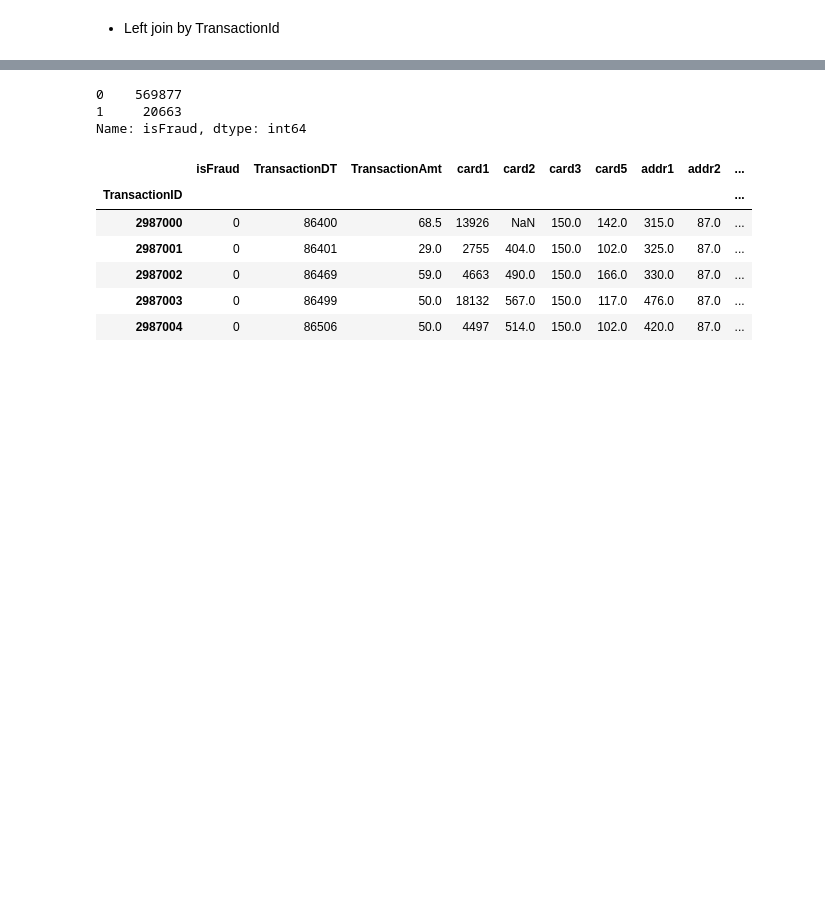
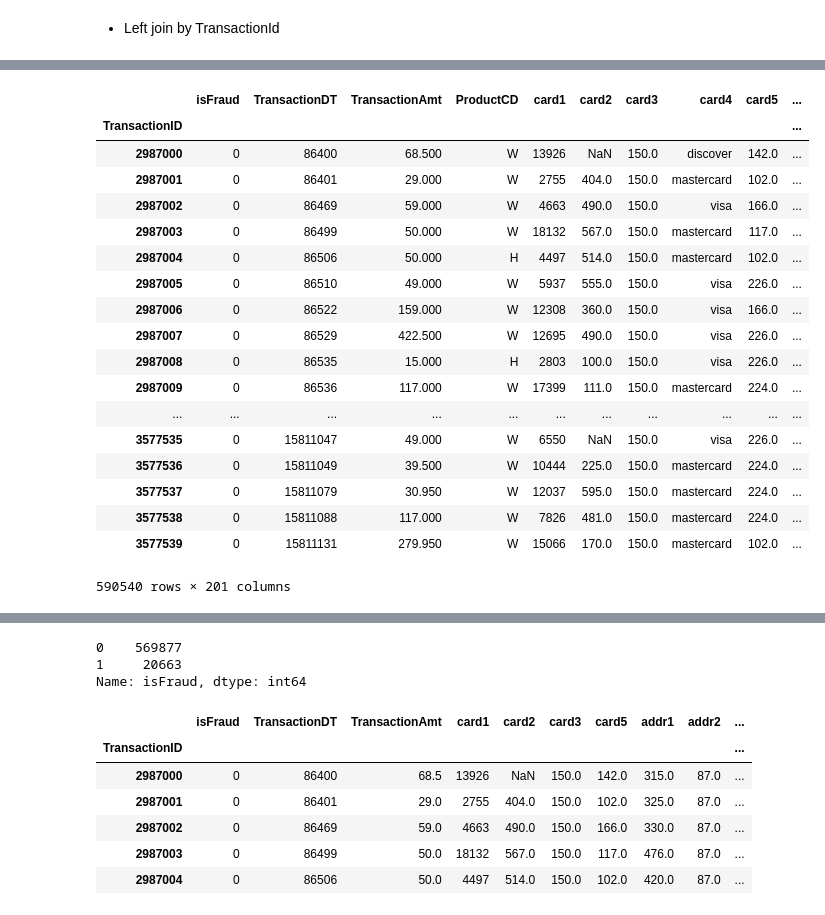
Before and after one commit to iAmJunha/Daynamite, a Jupyter notebook: Fraud_Detection_System/FDS.ipynb, the cells around one changed output, grey strips where cells are left out. Saved outputs shown, nothing was run; the diff lists cells and outputs as text; code cells hidden in the pictures; blank space fills up the shorter version.

```diff
--- a/Fraud_Detection_System/FDS.ipynb
+++ b/Fraud_Detection_System/FDS.ipynb
@@ -61,0 +195,22 @@ del train_tr,train_id
+# %%
+newdf
+# %% [output]
+|  | isFraud | TransactionDT | TransactionAmt | ProductCD | card1 | card2 | card3 | card4 | card5 | ... |
+| TransactionID |  |  |  |  |  |  |  |  |  | ... |
+| 2987000 | 0 | 86400 | 68.500 | W | 13926 | NaN | 150.0 | discover | 142.0 | ... |
+| 2987001 | 0 | 86401 | 29.000 | W | 2755 | 404.0 | 150.0 | mastercard | 102.0 | ... |
+| 2987002 | 0 | 86469 | 59.000 | W | 4663 | 490.0 | 150.0 | visa | 166.0 | ... |
+| 2987003 | 0 | 86499 | 50.000 | W | 18132 | 567.0 | 150.0 | mastercard | 117.0 | ... |
+| 2987004 | 0 | 86506 | 50.000 | H | 4497 | 514.0 | 150.0 | mastercard | 102.0 | ... |
+| 2987005 | 0 | 86510 | 49.000 | W | 5937 | 555.0 | 150.0 | visa | 226.0 | ... |
+| 2987006 | 0 | 86522 | 159.000 | W | 12308 | 360.0 | 150.0 | visa | 166.0 | ... |
+| 2987007 | 0 | 86529 | 422.500 | W | 12695 | 490.0 | 150.0 | visa | 226.0 | ... |
+| 2987008 | 0 | 86535 | 15.000 | H | 2803 | 100.0 | 150.0 | visa | 226.0 | ... |
+| 2987009 | 0 | 86536 | 117.000 | W | 17399 | 111.0 | 150.0 | mastercard | 224.0 | ... |
+| ... | ... | ... | ... | ... | ... | ... | ... | ... | ... | ... |
+| 3577535 | 0 | 15811047 | 49.000 | W | 6550 | NaN | 150.0 | visa | 226.0 | ... |
+| 3577536 | 0 | 15811049 | 39.500 | W | 10444 | 225.0 | 150.0 | mastercard | 224.0 | ... |
+| 3577537 | 0 | 15811079 | 30.950 | W | 12037 | 595.0 | 150.0 | mastercard | 224.0 | ... |
+| 3577538 | 0 | 15811088 | 117.000 | W | 7826 | 481.0 | 150.0 | mastercard | 224.0 | ... |
+| 3577539 | 0 | 15811131 | 279.950 | W | 15066 | 170.0 | 150.0 | mastercard | 102.0 | ... |
+590540 rows × 201 columns
```
Also changed, not shown: parts of 24 cells of this notebook, 2 other files.
